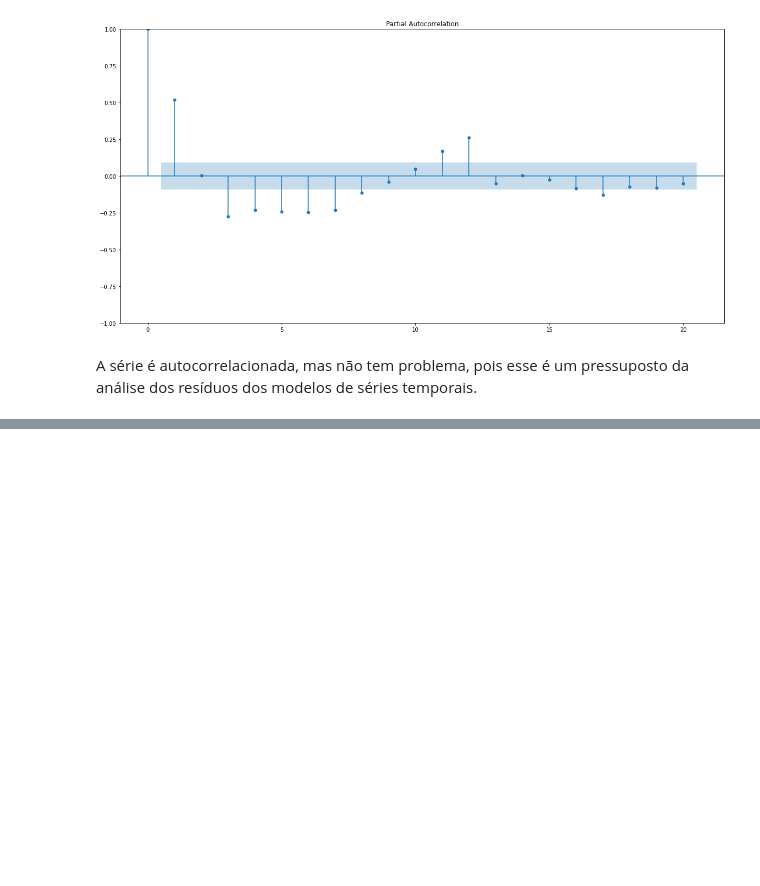
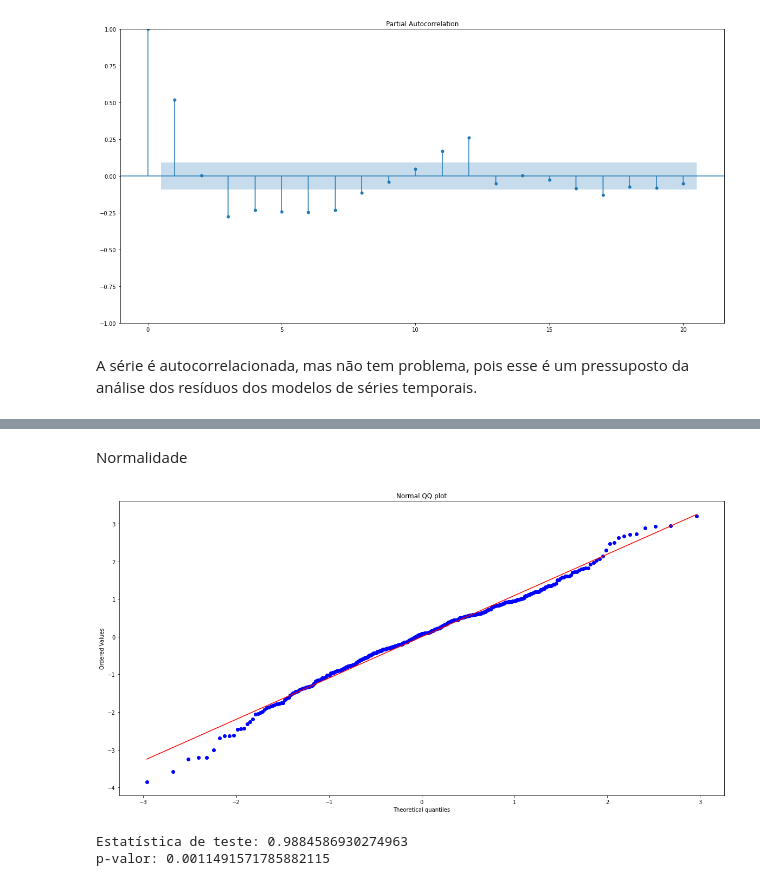
Before and after one commit to maria-raquel/series_temporais, a Jupyter notebook: ESSE.ipynb, the cells around one changed output, grey strips where cells are left out. Cells and saved outputs as stored; diff of their text form; code cells hidden in the pictures; blank space fills up the shorter version.

```diff
--- a/ESSE.ipynb
+++ b/ESSE.ipynb
@@ -286,0 +326,15 @@ A série é autocorrelacionada, mas não tem problema, pois esse é um pressupos
+# %% [markdown]
+Normalidade
+# %%
+stats.probplot(residuos, dist="norm", plot=plt)
+plt.title("Normal QQ plot")
+plt.show()
+# %% [output]
+[figure, added]
+# %%
+e, p = stats.shapiro(residuos)
+print('Estatística de teste: {}'.format(e))
+print('p-valor: {}'.format(p))
+# %% [output]
+Estatística de teste: 0.9884586930274963
+p-valor: 0.0011491571785882115
```
Also changed, not shown: parts of 14 cells of this notebook.
